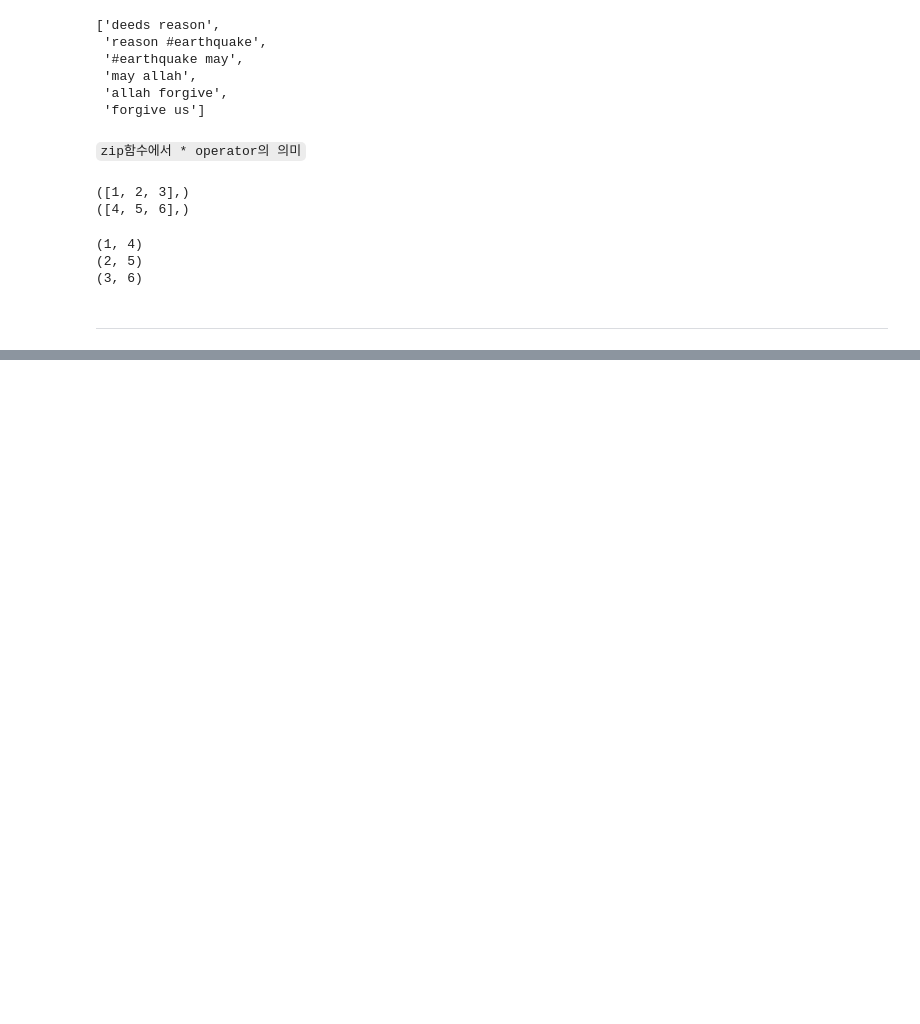
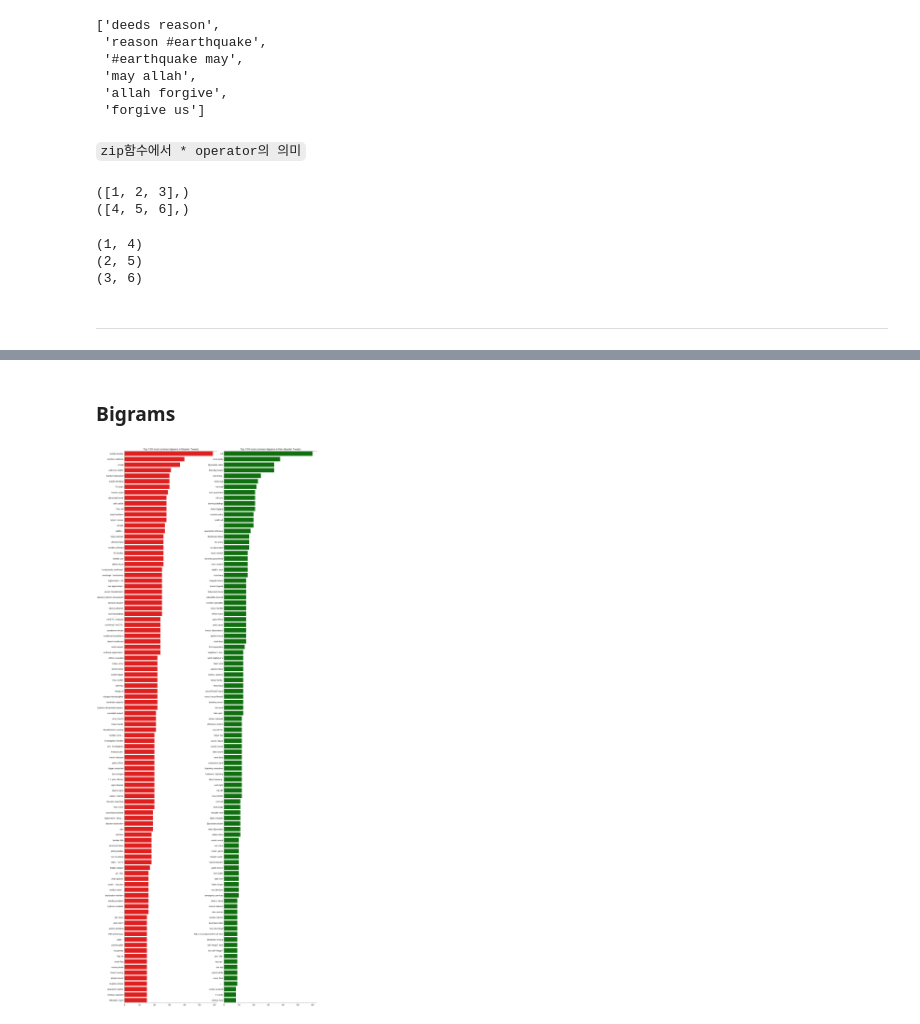
Before and after one commit to young-hun-jo/KaggleStruggle, a Jupyter notebook: disaster_tweet/notebook_transcription.ipynb, the cells around one changed output, grey strips where cells are left out. Cells and saved outputs as stored; diff of their text form; code cells hidden in the pictures; blank space fills up the shorter version.

Commit message:
defaultdict사용법, 이와 N-gram을 이용해 단어빈도수 추출 및 시각화

```diff
--- a/disaster_tweet/notebook_transcription.ipynb
+++ b/disaster_tweet/notebook_transcription.ipynb
@@ -419,0 +492,16 @@ for a in asterisk_zip:
+# %%
+N = 100
+### Unigram ###
+# defaultdict이용해 value값 없으면 그 key의 value는 0으로 자동 부여
+disaster_unigrams = defaultdict(int)
+nondisaster_unigrams = defaultdict(int)
+
+# disaster에 해당하는 텍스트를 하나씩 가져온 후 그 텍스트를 1gram시키기
+# 1gram시켜서 반환된 리스트 요소를 하나씩 가져와서 그 요소를 key로하고 그 요소(단어)가 몇 번 출현했는지를 value로 담기
+for tweet in df_train[disaster_row_boolean]['text']:
+    for word in generate_ngrams(tweet):
+        disaster_unigrams[word] += 1
+
+for tweet in df_train[~disaster_row_boolean]['text']:
+    for word in generate_ngrams(tweet):
+        nondisaster_unigrams[word] += 1
@@ -419,0 +594,27 @@ for a in asterisk_zip:
+# %% [markdown]
+### Bigrams
+# %%
+fig, axes = plt.subplots(figsize=(18,50), ncols=2, dpi=100)
+plt.tight_layout()
+
+sns.barplot(y=df_disaster_bigram[0].values[:N],
+           x=df_disaster_bigram[1].values[:N],
+           ax=axes[0], color='red')
+sns.barplot(y=df_nondisaster_bigram[0].values[:N],
+           x=df_nondisaster_bigram[1].values[:N],
+           ax=axes[1], color='green')
+
+for i in range(2):
+    axes[i].spines['right'].set_visible(False)
+    axes[i].set_xlabel('')
+    axes[i].set_ylabel('')
+    axes[i].tick_params(axis='x', labelsize=13)
+    axes[i].tick_params(axis='y', labelsize=13)
+
+axes[0].set_title(f"Top {N} most common bigrams in Disaster Tweets",
+                 fontsize=15)
+axes[1].set_title(f"Top {N} most common bigrams in Non-disaster Tweets",
+                 fontsize=15)
+plt.show()
+# %% [output]
+[figure, added]
```
Also changed, not shown: parts of 14 cells of this notebook.
